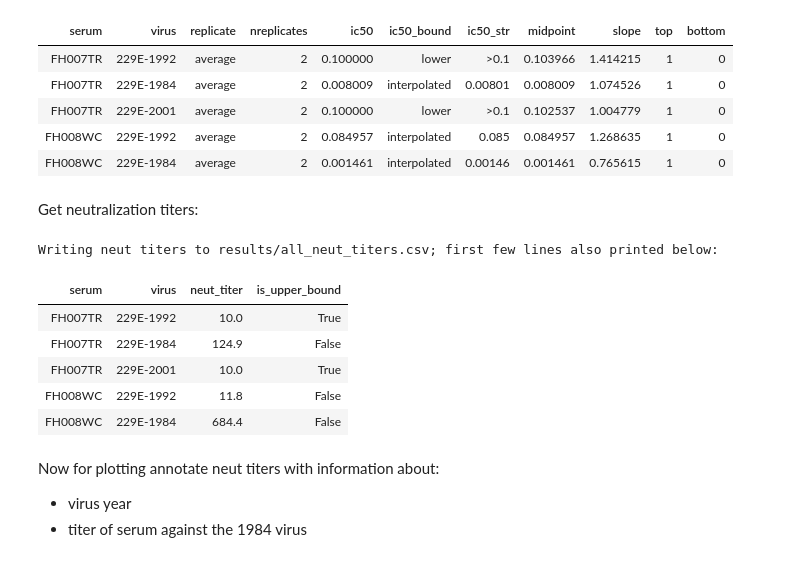
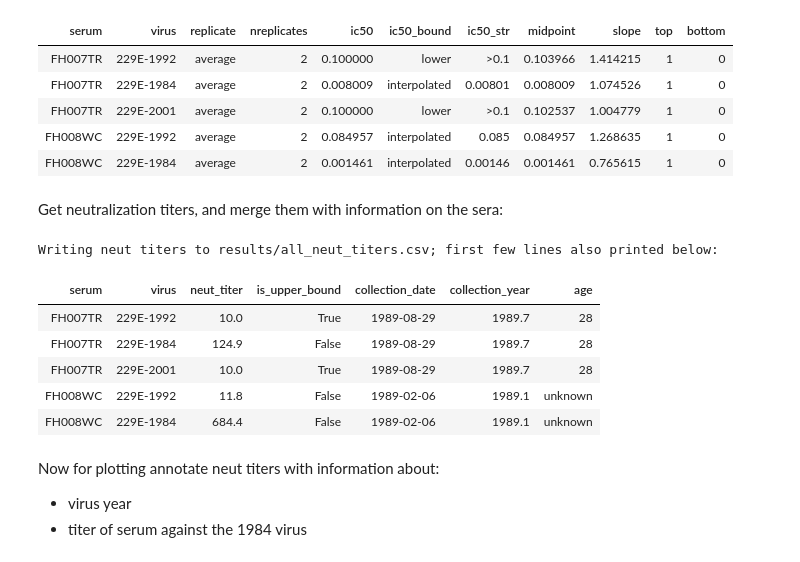
Before and after one commit to jbloomlab/CoV_229E_antigenic_drift, a Jupyter notebook: exptl_data/analyze_neut_data.ipynb, the cells around one changed output. Drawn from its saved outputs; the diff is of its cells as text; code cells hidden in the pictures.

```diff
--- a/exptl_data/analyze_neut_data.ipynb
+++ b/exptl_data/analyze_neut_data.ipynb
@@ -28,6 +28,7 @@ Specify input / output files:
 # %%
 # input files
 fracinfect_file = 'results/fracinfect.csv'
+serum_info_file = 'serum_info.csv'
 
 # output files
 all_replicate_curves = 'results/all_neut_replicates.pdf'
@@ -46,6 +47,7 @@ fracinfect = pd.read_csv(fracinfect_file)
 #  - replicate_all_dates: number replicates sequentially across all dates
 fracinfect = (
     fracinfect
+    .query('serum != "Nothing"')
     .assign(replicate_with_date=lambda x: x['replicate'].astype(str) +
                                           ' (' + x['date'] + ')')
     .rename(columns={'replicate': 'replicate_on_date'})
@@ -83,0 +88,18 @@ Reading neutralization data from results/fracinfect.csv
+# %%
+serum_info = (
+    pd.read_csv(serum_info_file)
+    .assign(collection_date=lambda x: pd.to_datetime(x['collection_date']),
+            collection_year=lambda x: x['collection_date'].dt.year +
+                                      (x['collection_date'].dt.dayofyear - 1) / 365,
+            )
+    )
+
+assert len(serum_info) == serum_info['serum'].nunique()
+print(f"Read information for {len(serum_info)} sera")
+
+sera_lacking_info = set(fracinfect['serum']) - set(serum_info['serum'])
+if sera_lacking_info:
+    raise ValueError(f"lacking information for these sera: {sera_lacking_info}")
+
+# show first few lines of sera information data frame:
+display(HTML(serum_info.head().to_html(index=False)))
@@ -139,30 +169,32 @@ Writing all fit parameters to results/all_fit_params.csv; first few lines also p
 | FH007TR | 229E-2001 | average | 2 | 0.100000 | lower | >0.1 | 0.102537 | 1.004779 | 1 | 0 |
 | FH008WC | 229E-1992 | average | 2 | 0.084957 | interpolated | 0.085 | 0.084957 | 1.268635 | 1 | 0 |
 | FH008WC | 229E-1984 | average | 2 | 0.001461 | interpolated | 0.00146 | 0.001461 | 0.765615 | 1 | 0 |
-# %% [markdown]
-Get neutralization titers:
+# %% [markdown]
+Get neutralization titers, and merge them with information on the sera:
 # %%
 neut_titers = (
     fits.fitParams()
     .assign(neut_titer=lambda x: 1 / x['ic50'])
     .assign(is_upper_bound=lambda x: x['ic50_bound'].map({'lower': True,
                                                           'interpolated': False}))
     [['serum', 'virus', 'neut_titer', 'is_upper_bound']]
+    .merge(serum_info[['serum', 'collection_date', 'collection_year', 'age']],
+           how='left', validate='many_to_one', on='serum')
     )
 
 print(f"Writing neut titers to {all_neut_titers}; first few lines also printed below:")
 
 display(HTML(neut_titers.head().to_html(index=False, float_format='%.1f')))
 
 neut_titers.to_csv(all_neut_titers, index=False, float_format='%.1f')
 # %% [output]
 Writing neut titers to results/all_neut_titers.csv; first few lines also printed below:
-| serum | virus | neut_titer | is_upper_bound |
-| FH007TR | 229E-1992 | 10.0 | True |
-| FH007TR | 229E-1984 | 124.9 | False |
-| FH007TR | 229E-2001 | 10.0 | True |
-| FH008WC | 229E-1992 | 11.8 | False |
-| FH008WC | 229E-1984 | 684.4 | False |
+| serum | virus | neut_titer | is_upper_bound | collection_date | collection_year | age |
+| FH007TR | 229E-1992 | 10.0 | True | 1989-08-29 | 1989.7 | 28 |
+| FH007TR | 229E-1984 | 124.9 | False | 1989-08-29 | 1989.7 | 28 |
+| FH007TR | 229E-2001 | 10.0 | True | 1989-08-29 | 1989.7 | 28 |
+| FH008WC | 229E-1992 | 11.8 | False | 1989-02-06 | 1989.1 | unknown |
+| FH008WC | 229E-1984 | 684.4 | False | 1989-02-06 | 1989.1 | unknown |
 # %% [markdown]
 Now for plotting annotate neut titers with information about:
  - virus year
```
Also changed, not shown: parts of 7 cells of this notebook, 11 other files.
